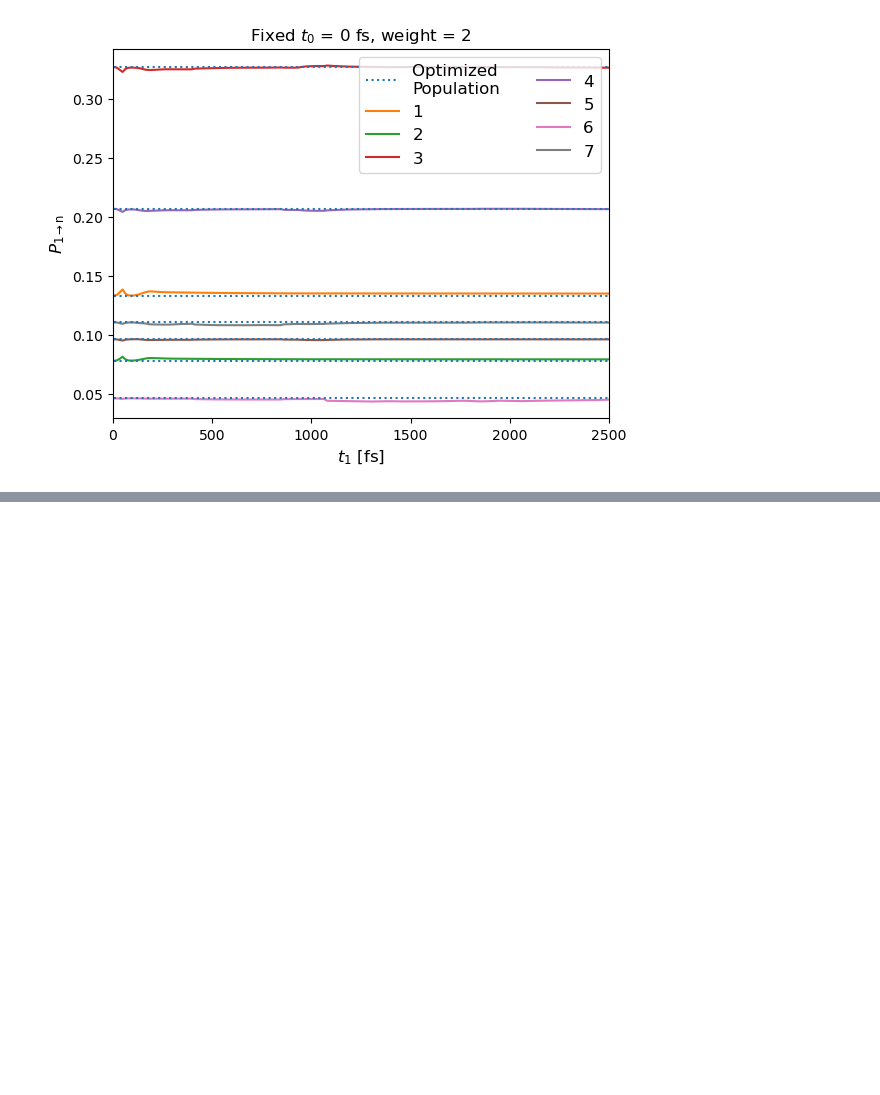
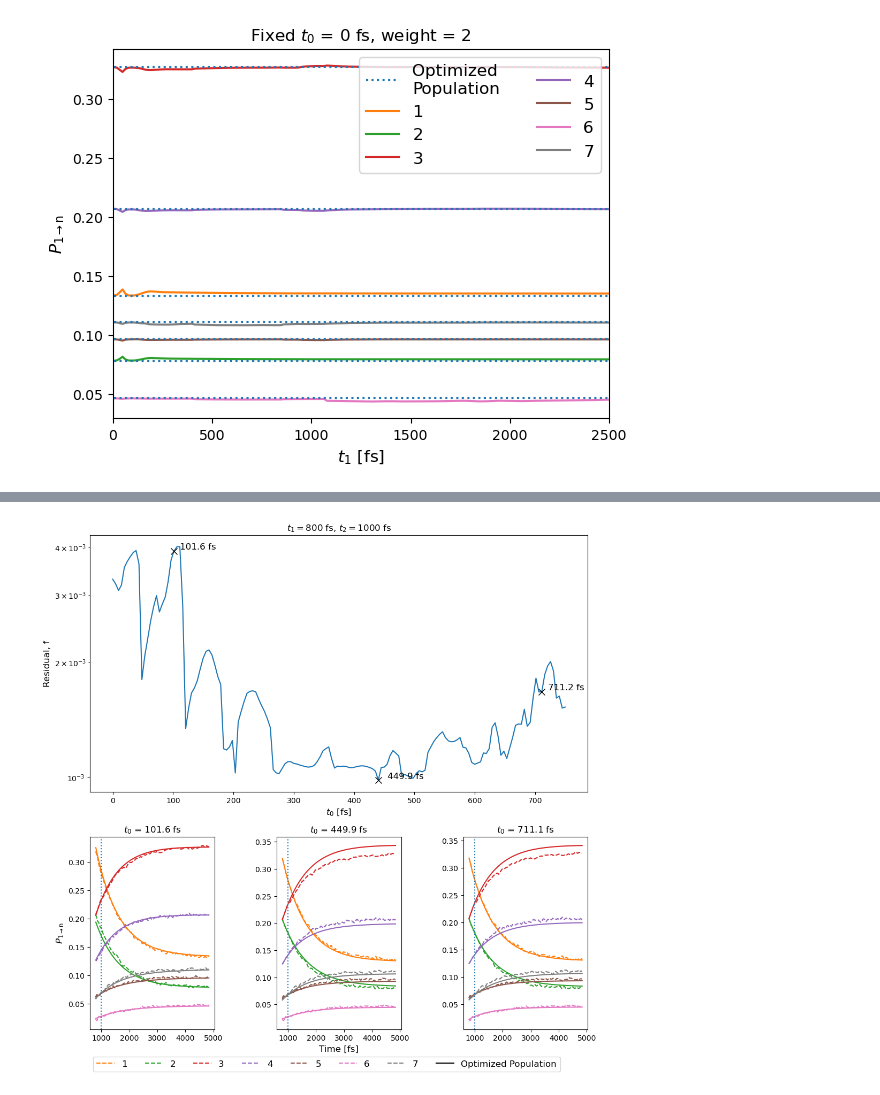
Before and after one commit to chloe-cyc/Part-II, a Jupyter notebook: MASH_optimization/t_1_2_Testing/Optimize_pinit_plot_report.ipynb, the cells around one changed output, grey strips where cells are left out. Cells and saved outputs as stored; diff of their text form; code cells hidden in the pictures; blank space fills up the shorter version.

Commit message:
New function for only one population/time parameter

```diff
--- a/MASH_optimization/t_1_2_Testing/Optimize_pinit_plot_report.ipynb
+++ b/MASH_optimization/t_1_2_Testing/Optimize_pinit_plot_report.ipynb
@@ -539,0 +543,97 @@ plt.show()
+# %%
+# Error over only the fitting window:
+site_data = np.loadtxt(site_data_path)
+
+#Error over 1000
+site_residual_data = np.loadtxt("/u/dem/kebl6911/Part-II/MASH_optimization/t_1_2_Testing/800_1000_resid.dat")
+site_data = site_data[site_data[:,0] <= 5000]
+site_data = site_data[site_data[:,0]>=800]
+column_names = ["Time"]
+for i in range(1,8):
+    column_names.append(str(i))
+# Create a 2x1 grid of subplots
+fig = plt.figure(constrained_layout=True,figsize=(12, 12))  # Adjust the figure size as needed
+gs = gridspec.GridSpec(2, 1, height_ratios=[4, 3])
+
+# Top plot: Square plot
+ax0 = plt.subplot(gs[0])
+ax0.semilogy(site_residual_data[:,0],site_residual_data[:,1])
+ax0.set_title(r'$t_1 = 800$ fs, $t_2 = 1000$ fs')
+ax0.set_ylabel('Residual, f')
+ax0.set_xlabel(r'$t_0$ [fs]')
+
+ax0.semilogy(site_residual_data[21,0], site_residual_data[21,1], 'x', markersize=8, color = 'black')
+ax0.text(site_residual_data[21,0]+10, site_residual_data[21,1], '101.6 fs', fontsize=12, ha='left', va='bottom', color='black')
+
+ax0.semilogy(site_residual_data[91,0], site_residual_data[91,1], 'x', markersize=8, color = 'black')
+ax0.text(site_residual_data[91,0]+15, site_residual_data[91,1], '449.9 fs', fontsize=12, ha='left', va='bottom', color='black')
+
+ax0.semilogy(site_residual_data[147,0], site_residual_data[147,1], 'x', markersize=8, color = 'black')
+ax0.text(site_residual_data[147,0]+10, site_residual_data[147,1], '711.2 fs', fontsize=12, ha='left', va='bottom', color='black')
+
+# # Bottom row: Three horizontal subplots
+gs_sub1 = gridspec.GridSpecFromSubplotSpec(1, 3, subplot_spec=gs[1], wspace=0.5)
+# gs_sub2 = gridspec.GridSpecFromSubplotSpec(2, 1, subplot_spec=gs[2], wspace=0.3)
+
+ax1 = plt.Subplot(fig, gs_sub1[0])
+ax2 = plt.Subplot(fig, gs_sub1[1])
+ax3 = plt.Subplot(fig, gs_sub1[2])
+#x4 = plt.Subplot(fig, gs_sub1[3])
+
+fig.add_subplot(ax1)
+fig.add_subplot(ax2)
+fig.add_subplot(ax3)
+#fig.add_subplot(ax4)
+# ax1.axvline(x=site_residual_data[21,0], linestyle=":")
+# ax2.axvline(x=site_residual_data[43,0], linestyle=":")
+# ax3.axvline(x=site_residual_data[83,0], linestyle=":")
+data_102 = np.loadtxt("/u/dem/kebl6911/Part-II/MASH_optimization/t_1_2_Testing/t1_800_t2_1000_1_optall/101.59317448676096_22.dat")
+for i, column_name in enumerate(column_names[1:], start=1):
+    c = "C%i"%i
+    ax1.plot(site_data[:,0], site_data[:,i],"--", label=column_name, color=c)
+    ax1.plot(data_102[:,0],data_102[:,i], "-",color=c)
+
+ax1.set_title(r'$t_0$ = 101.6 fs')
+ax1.axvline(x=1000, linestyle = ":")
+
+data_208 = np.loadtxt("/u/dem/kebl6911/Part-II/MASH_optimization/t_1_2_Testing/t1_800_t2_1000_1_optall/241.88851068276415_51.dat")
+for i, column_name in enumerate(column_names[1:], start=1):
+    c = "C%i"%i
+    ax2.plot(site_data[:,0], site_data[:,i],"--", label=column_name, color=c)
+    ax2.plot(data_208[:,0],data_208[:,i], "-",color=c)
+
+ax2.set_xlabel("Time [fs]")
+ax2.set_title(r'$t_0$ = 449.9 fs')
+ax2.axvline(x=1000, linestyle = ":")
+
+data_402 = np.loadtxt("/u/dem/kebl6911/Part-II/MASH_optimization/t_1_2_Testing/t1_800_t2_1000_1/449.9126298699414_94.dat")
+for i, column_name in enumerate(column_names[1:], start=1):
+    c = "C%i"%i
+    ax3.plot(site_data[:,0], site_data[:,i],"--", label=column_name, color=c)
+    ax3.plot(data_402[:,0],data_402[:,i], "-",color=c)
+
+ax3.set_title(r'$t_0$ = 711.1 fs')
+ax3.axvline(x=1000, linestyle = ":")
+
+
+ax1.set_ylabel(r'$P_{\mathrm{1\rightarrow n}}$')
+custom_legend_entry = Line2D([0], [0], linestyle=':', label='Dotted Lines', color='black')
+# Define custom legend entries for dotted lines
+dotted_legend_entry = Line2D([0], [0], linestyle='-', label='Optimized Population', color="black")
+
+# Add the custom legend entries to the legend
+legend_handles, legend_labels = ax3.get_legend_handles_labels()
+legend_handles.append(dotted_legend_entry)
+legend_labels.append('Optimized Population')
+#ax4.legend(legend_handles, legend_labels, bbox_to_anchor=(1, 1), borderaxespad=0)  # Adjust the values as needed
+
+# Adjust spacing between subplots
+legend_handles, legend_labels = ax3.get_legend_handles_labels()
+legend_handles.append(dotted_legend_entry)
+legend_labels.append('Optimized Population')
+ax3.legend(legend_handles, legend_labels, loc='lower center', bbox_to_anchor=(-1.1, -0.22), borderaxespad=0, ncol=8)  # Adjust the values as needed
+
+
+plt.show()
+# %% [output]
+[figure, added]
```
Also changed, not shown: parts of 4 cells of this notebook, 2 other files.
